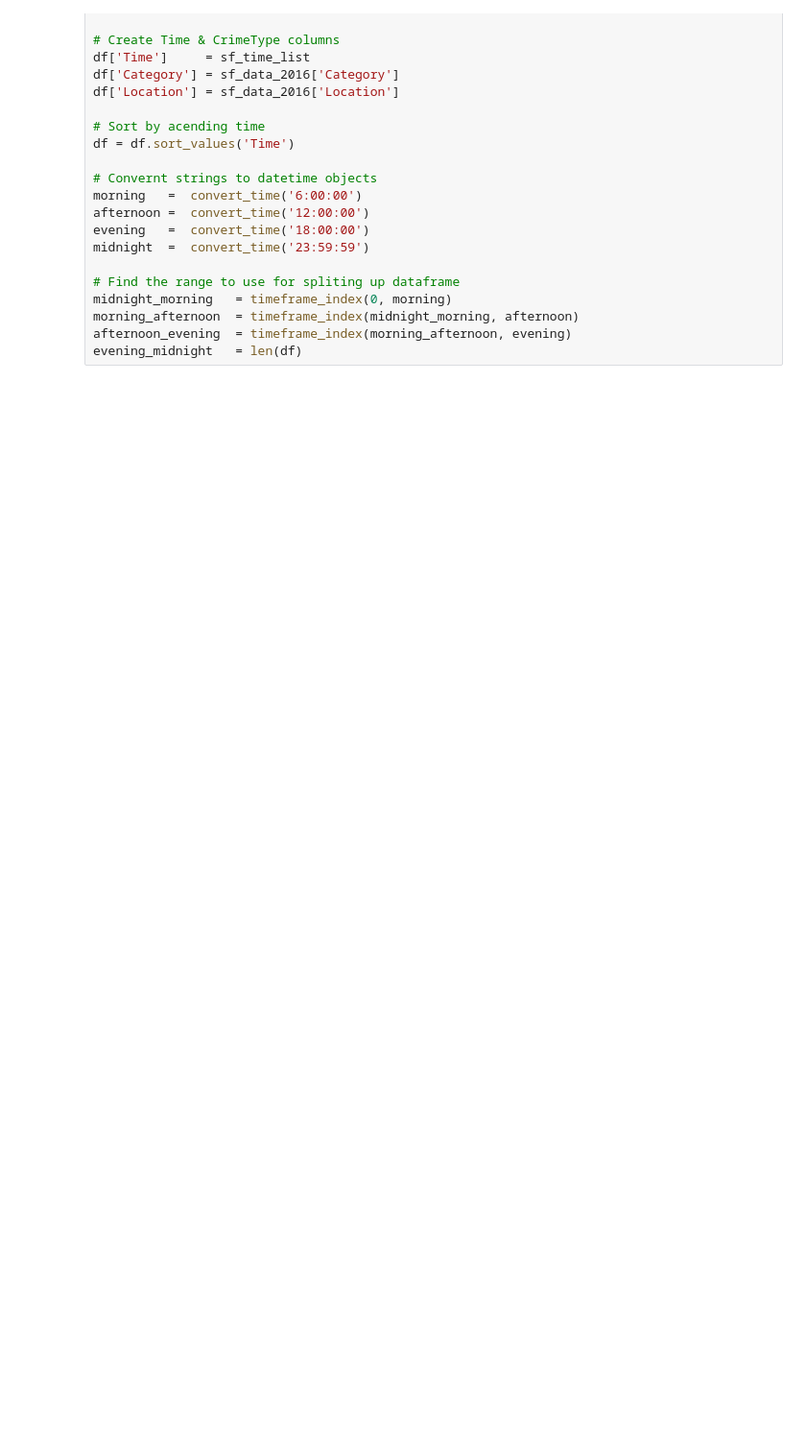
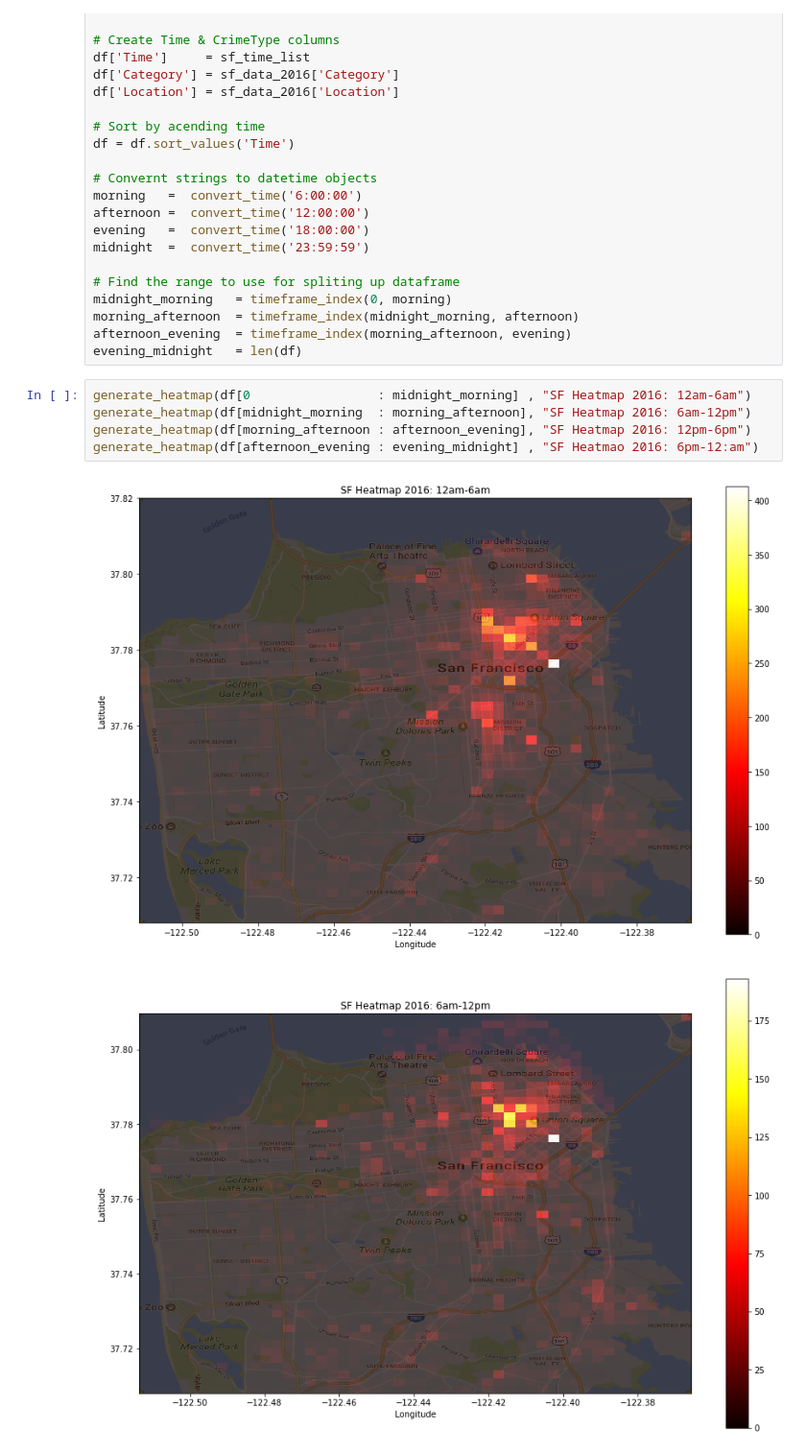
Before and after one commit to NathanNguyen345/DataScience_Capstone1, a Jupyter notebook: ExploratoryData/SF_Crime_Rate.ipynb, the cells around one changed output. Shown at 96% size. Saved outputs shown, nothing was run; the diff lists cells and outputs as text; blank space fills up the shorter version.

```diff
--- a/ExploratoryData/SF_Crime_Rate.ipynb
+++ b/ExploratoryData/SF_Crime_Rate.ipynb
@@ -161,3 +161,11 @@ midnight_morning   = timeframe_index(0, morning)
 morning_afternoon  = timeframe_index(midnight_morning, afternoon)
 afternoon_evening  = timeframe_index(morning_afternoon, evening)
 evening_midnight   = len(df)
+# %%
+generate_heatmap(df[0                 : midnight_morning] , "SF Heatmap 2016: 12am-6am")
+generate_heatmap(df[midnight_morning  : morning_afternoon], "SF Heatmap 2016: 6am-12pm")
+generate_heatmap(df[morning_afternoon : afternoon_evening], "SF Heatmap 2016: 12pm-6pm")
+generate_heatmap(df[afternoon_evening : evening_midnight] , "SF Heatmao 2016: 6pm-12:am")
+# %% [output]
+[figure, added]
+[figure, added]
```
Also changed, not shown: parts of 7 cells of this notebook.
